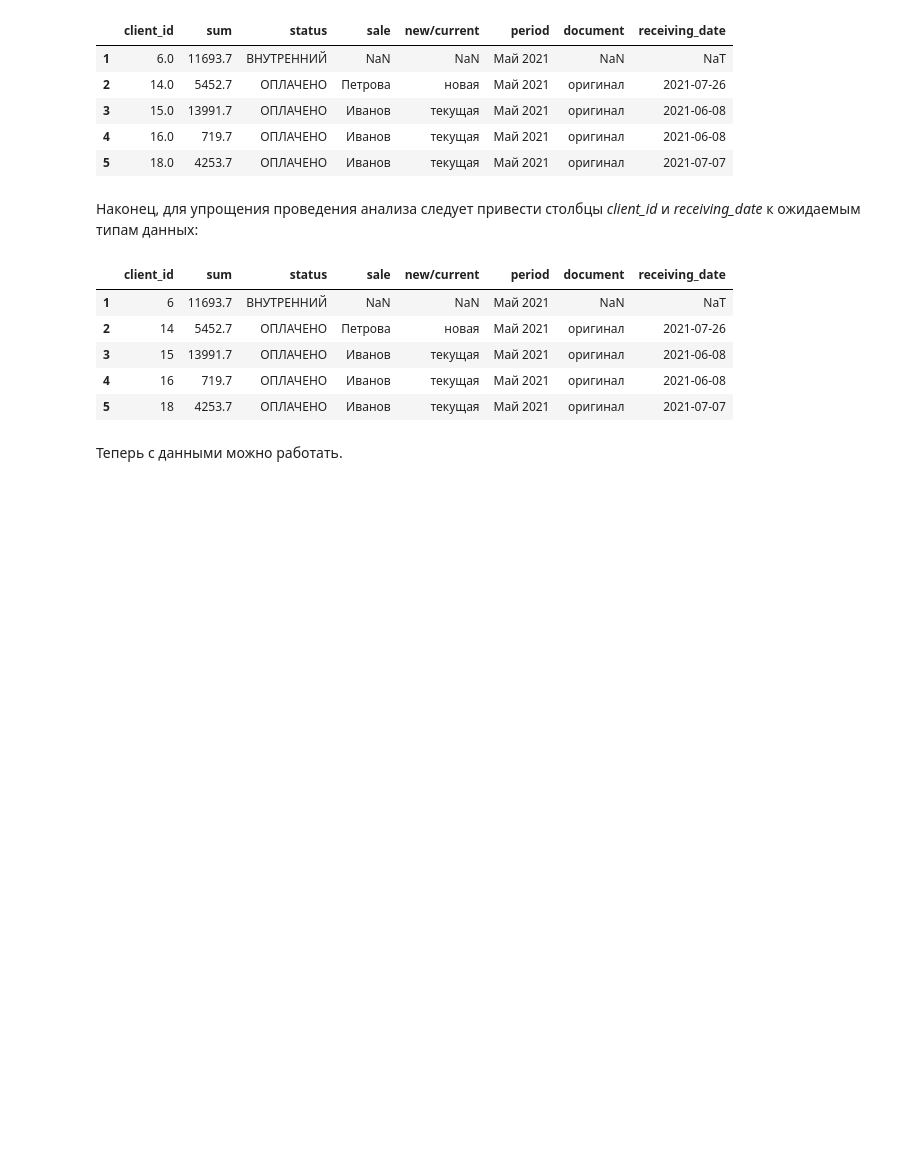
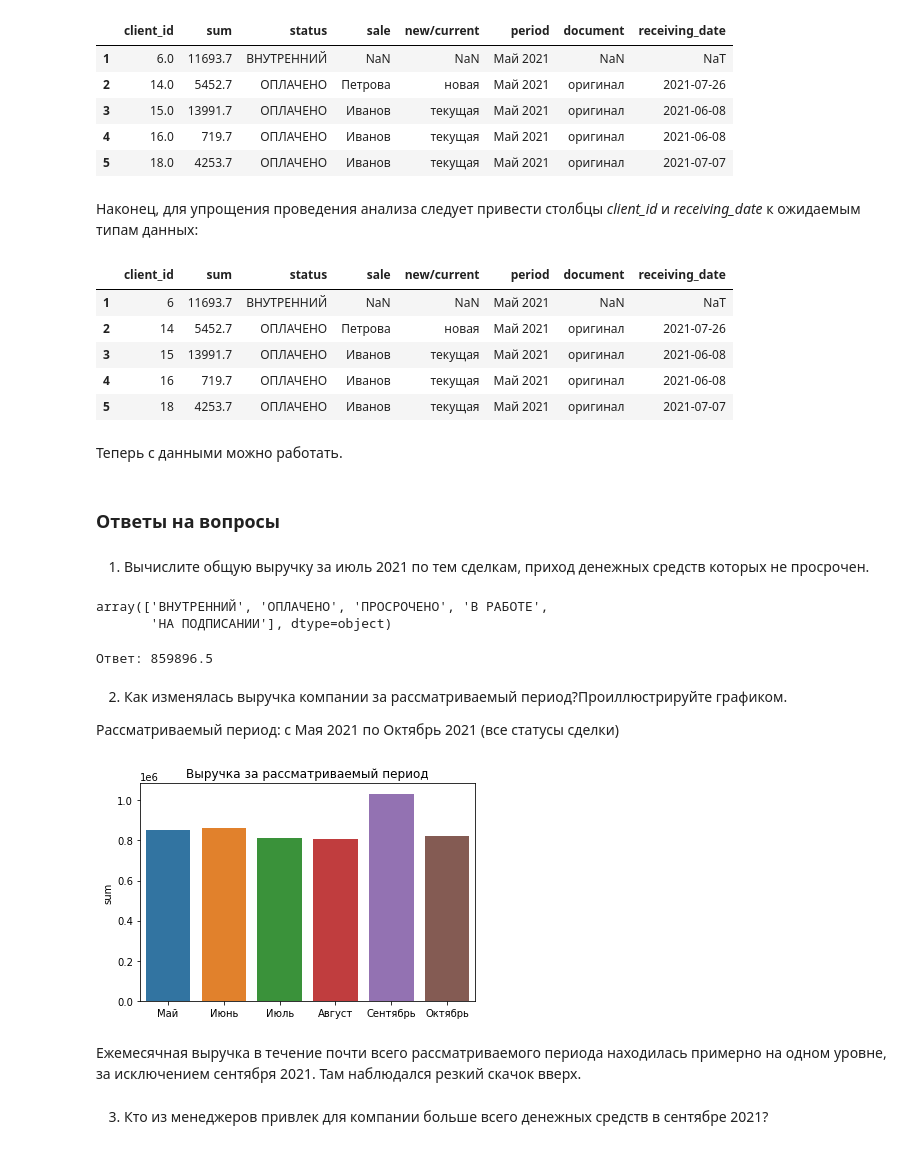
Before and after one commit to Veradics/test_tasks, a Jupyter notebook: TFM_test/test_task_part_2.ipynb, the cells around one changed output. Saved outputs shown, nothing was run; the diff lists cells and outputs as text; code cells hidden in the pictures; blank space fills up the shorter version.

```diff
--- a/TFM_test/test_task_part_2.ipynb
+++ b/TFM_test/test_task_part_2.ipynb
@@ -163,3 +167,35 @@ data.head()
 | 5 | 18 | 4253.7 | ОПЛАЧЕНО | Иванов | текущая | Май 2021 | оригинал | 2021-07-07 |
 # %% [markdown]
 Теперь с данными можно работать.
+# %% [markdown]
+### Ответы на вопросы
+# %% [markdown]
+1. Вычислите общую выручку за июль 2021 по тем сделкам, приход денежных средств которых не просрочен.
+# %%
+# уникальные значения столбца status
+data['status'].unique()
+# %% [output]
+array(['ВНУТРЕННИЙ', 'ОПЛАЧЕНО', 'ПРОСРОЧЕНО', 'В РАБОТЕ',
+       'НА ПОДПИСАНИИ'], dtype=object)
+# %%
+print('Ответ:', end=' ')
+print(data.query('status != "ПРОСРОЧЕНО" and period == "Июль 2021"')['sum'].sum().round(1))
+# %% [output]
+Ответ: 859896.5
+# %% [markdown]
+2. Как изменялась выручка компании за рассматриваемый период?Проиллюстрируйте графиком.
+
+Рассматриваемый период: с Мая 2021 по Октябрь 2021 (все статусы сделки)
+# %%
+x = ['Май', 'Июнь', 'Июль', 'Август', 'Сентябрь', 'Октябрь']
+y = data.groupby('period')['sum'].sum()
+
+sns.barplot(x=x, y=y)
+plt.title('Выручка за рассматриваемый период')
+plt.show()
+# %% [output]
+[figure, added]
+# %% [markdown]
+Ежемесячная выручка в течение почти всего рассматриваемого периода находилась примерно на одном уровне, за исключением сентября 2021. Там наблюдался резкий скачок вверх.
+# %% [markdown]
+3. Кто из менеджеров привлек для компании больше всего денежных средств в сентябре 2021?
```
Also changed, not shown: parts of 19 cells of this notebook.
